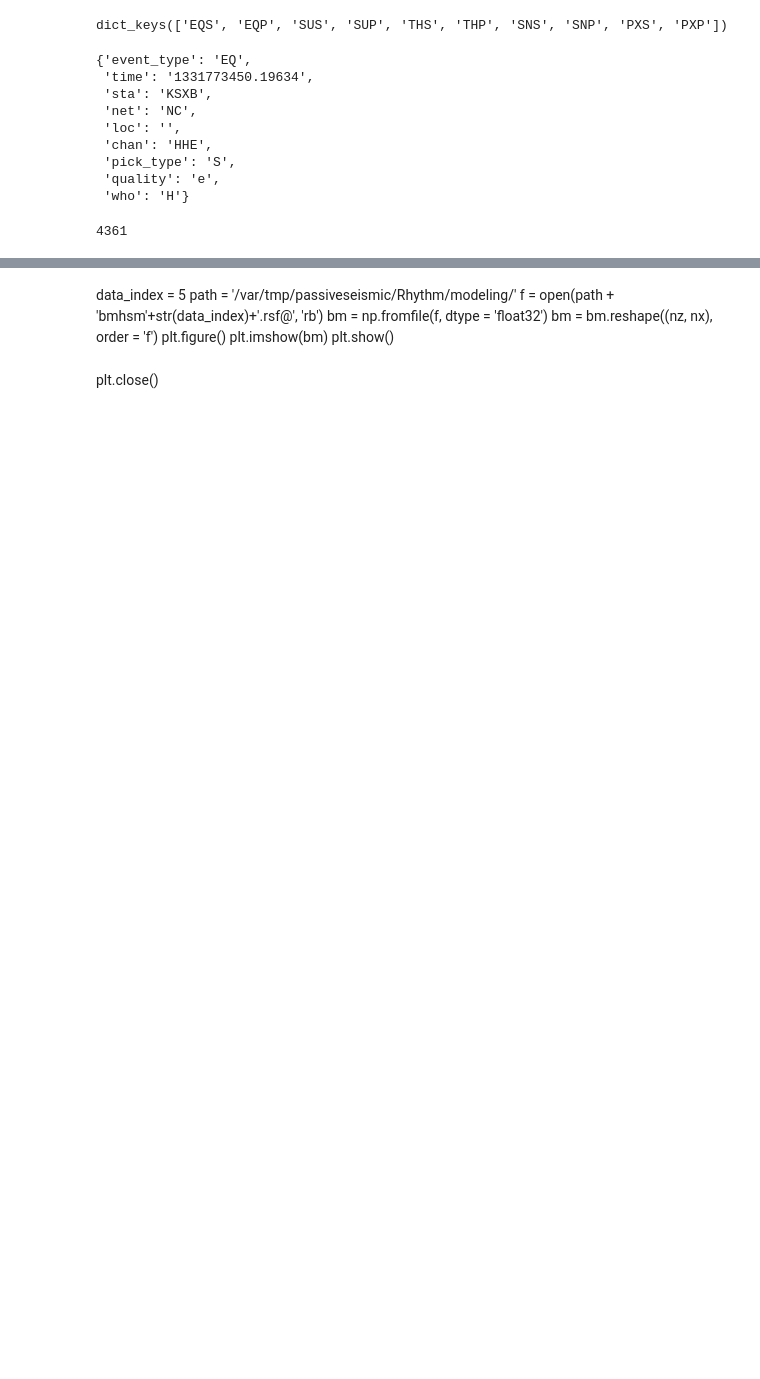
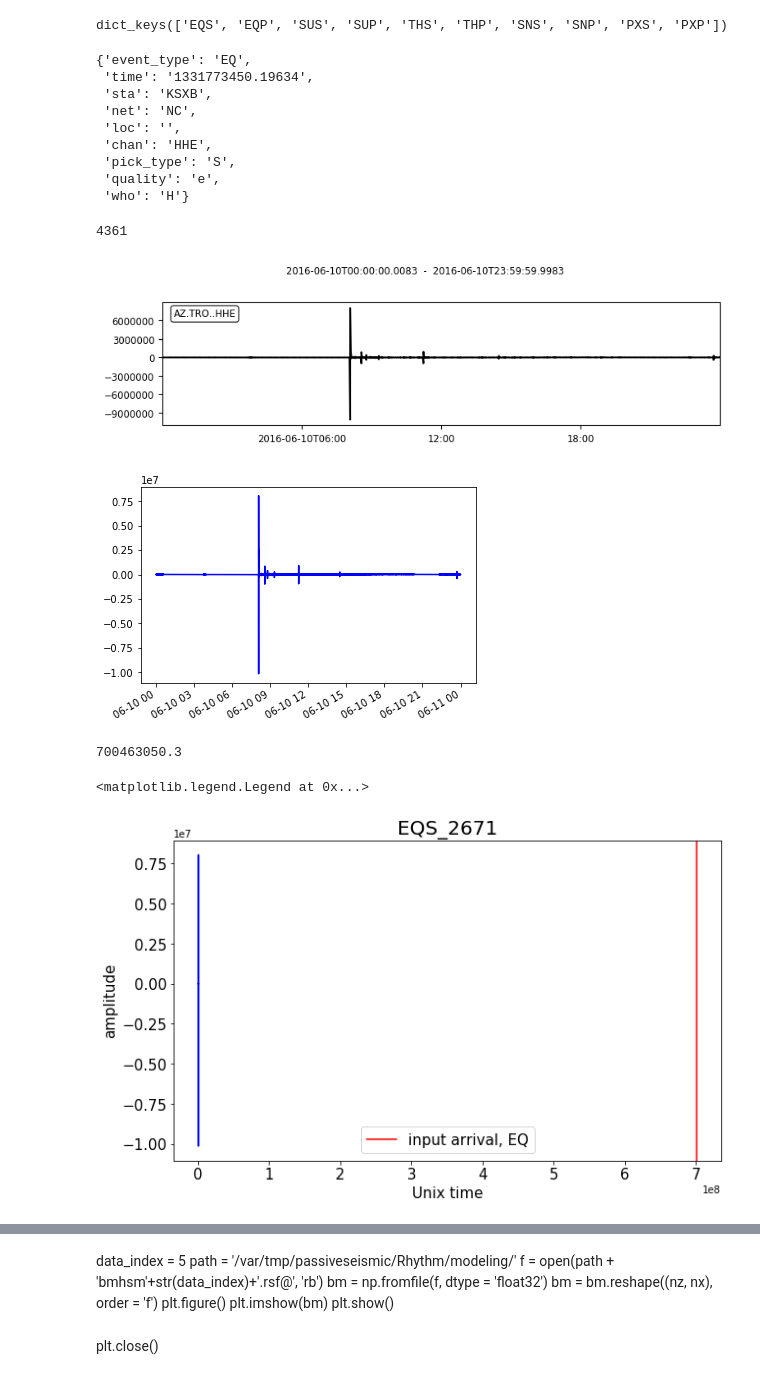
Before and after one commit to geohackweek/ghw2019_wiggles, a Jupyter notebook: scripts/plot_test2.ipynb, the cells around one changed output, grey strips where cells are left out. Cells and saved outputs as stored; diff of their text form; code cells hidden in the pictures; blank space fills up the shorter version.

```diff
--- a/scripts/plot_test2.ipynb
+++ b/scripts/plot_test2.ipynb
@@ -51,5 +55,46 @@ test['EQS'][0]
 len(test['EQS'])
 # %% [output]
 4361
+# %%
+# retrieve test wiggle
+wiggle = read('../20160610000000.AZ.TRO.HHE.mseed')
+wiggle.plot()
+
+# plot test using matplotplib
+wiggle = wiggle[0]
+fig = plt.figure()
+ax = fig.add_subplot(1, 1, 1)
+ax.plot(wiggle.times("matplotlib"), wiggle.data, "b-")
+ax.xaxis_date()
+fig.autofmt_xdate()
+plt.show()
+
+# add model data
+%matplotlib inline
+
+#randomly choose a wiggle in EQS
+ID = np.random.choice(len(test['EQS']))
+fig, ax = plt.subplots(figsize = (10,6))
+
+k = np.random.normal(float(test['EQS'][ID]['time']), 3, 1000)
+
+fig = plt.plot(wiggle.times("matplotlib"), wiggle.data, "b-")
+fig = plt.axvline(x=float(test['EQS'][ID]['time']),color = 'red',
+                  label = 'input arrival, {}'.format(test['EQS'][0]['event_type']))
+x=float(test['EQS'][ID]['time'])
+print(x)
+
+ax.set_title('EQS_{}'.format(ID),fontsize = 20)
+ax.set_ylabel('amplitude', fontsize=15)
+ax.set_xlabel('Unix time', fontsize=15)
+plt.xticks(fontsize=15)
+plt.yticks(fontsize=15)
+plt.legend(fontsize=15)
+# %% [output]
+[figure, added]
+[figure, added]
+700463050.3
+<matplotlib.legend.Legend at 0x...>
+[figure, added]
 # %%
 #add some wiggles
```
Also changed, not shown: parts of 6 cells of this notebook, 8 other files.
